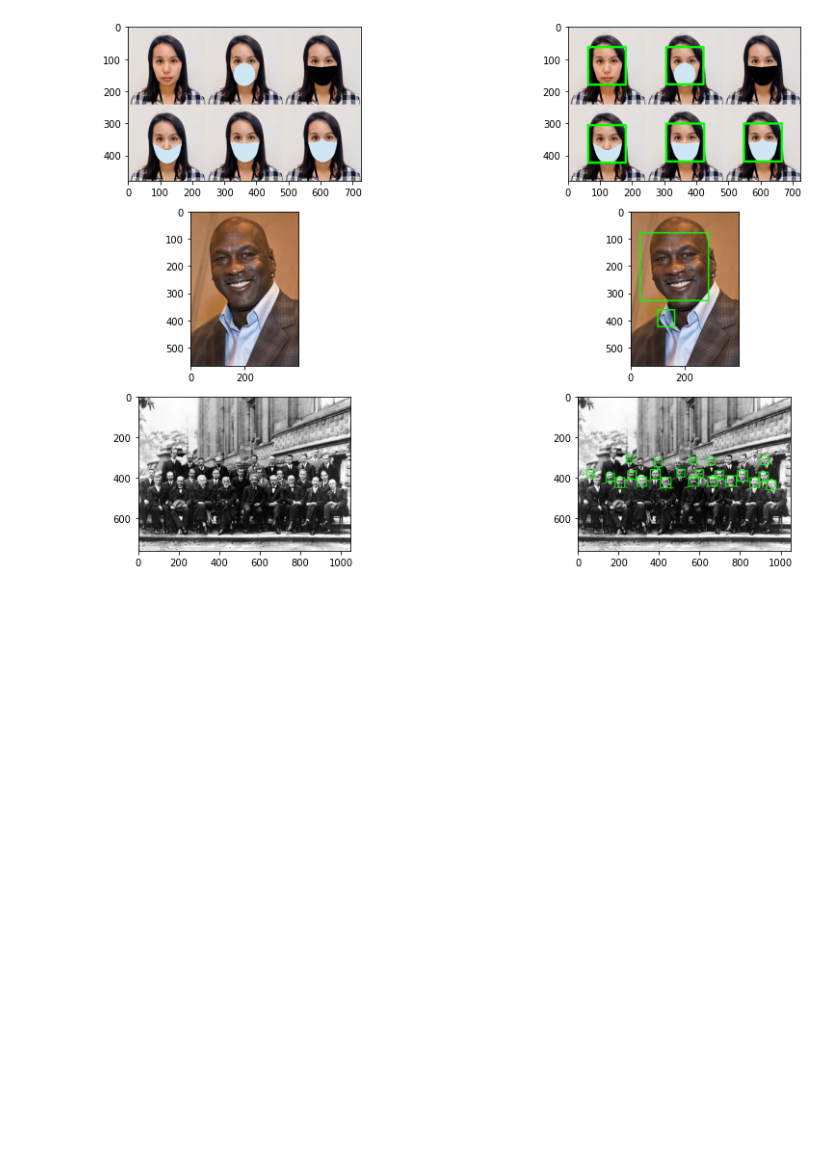
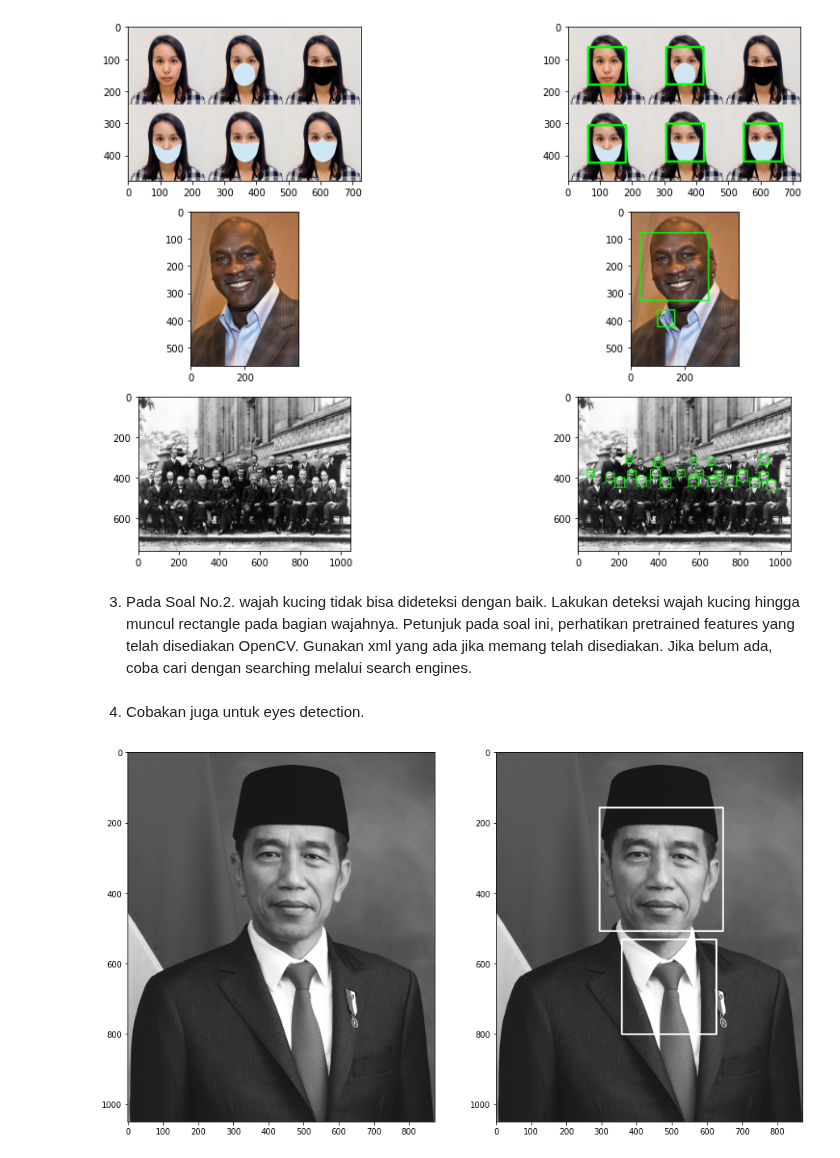
Before and after one commit to mukhammadarifin/PCVK_Genap_2021, a Jupyter notebook: Minggu_12.ipynb, the cells around one changed output. Drawn from its saved outputs; the diff is of its cells as text; code cells hidden in the pictures; blank space fills up the shorter version.

```diff
--- a/Minggu_12.ipynb
+++ b/Minggu_12.ipynb
@@ -100,3 +100,30 @@ plt.subplot(326),plt.imshow(convertToRGB(test_image12))
  <matplotlib.image.AxesImage at 0x...>)
 [figure]
 [figure]
+# %% [markdown]
+3.  Pada Soal No.2. wajah kucing tidak bisa dideteksi dengan baik. Lakukan deteksi wajah
+kucing hingga muncul rectangle pada bagian wajahnya. Petunjuk pada soal ini,
+perhatikan pretrained features yang telah disediakan OpenCV. Gunakan xml yang ada
+jika memang telah disediakan. Jika belum ada, coba cari dengan searching melalui
+search engines.
+# %% [markdown]
+4.   Cobakan juga untuk eyes detection.
+# %%
+cascade_wajah = cv2.CascadeClassifier(cv2.data.haarcascades + "haarcascade_frontalface_default.xml")
+
+jokowi = cv2.imread('/content/drive/MyDrive/image/jokowi.jpg')
+jokowi_ori = cv2.imread('/content/drive/MyDrive/image/jokowi.jpg')
+jokowi_gray = cv2.cvtColor(jokowi, cv2.COLOR_BGR2GRAY)
+jokowi_ori_gray = cv2.cvtColor(jokowi_ori, cv2.COLOR_BGR2GRAY)
+
+roi_wajah = cascade_wajah.detectMultiScale(jokowi_gray)
+for (x,y,w,h) in roi_wajah:
+  cv2.rectangle(jokowi_gray,(x,y),(x+w,y+h),(255,255,255),3)
+
+# Plot outputs
+f, axarr = plt. subplots(1,2,figsize=(15,15))
+plt.subplot(121),plt.imshow(jokowi_ori_gray, cmap='gray')
+plt.subplot(122),plt.imshow(jokowi_gray, cmap='gray')
+plt.show()
+# %% [output]
+[figure, added]
```
